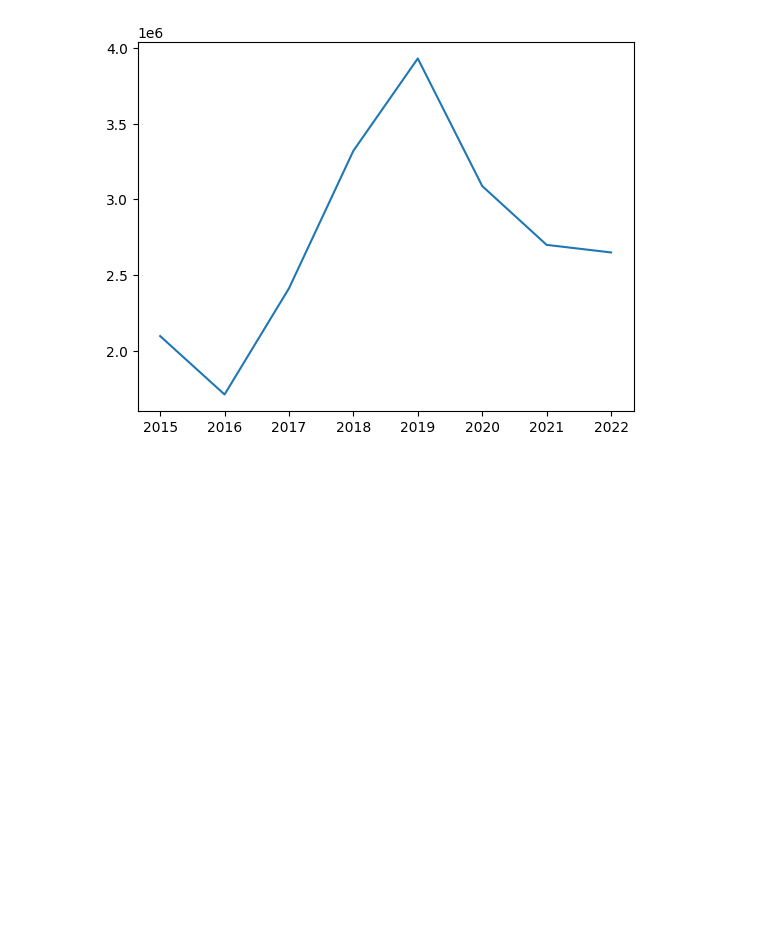
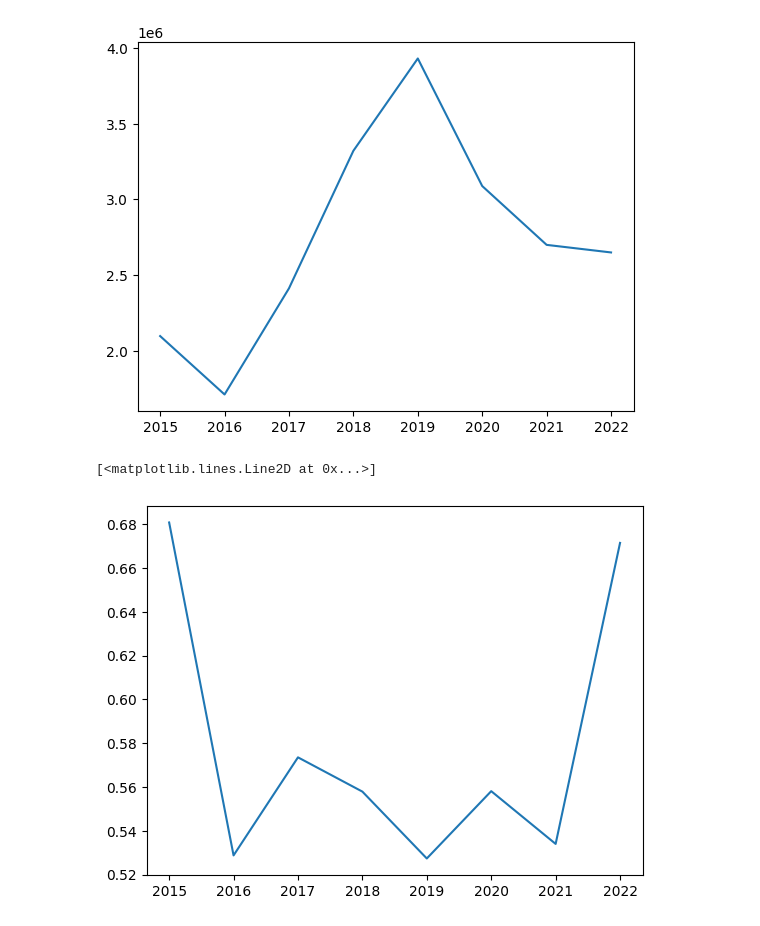
Before and after one commit to nick-smith-87/NFL_Momentum_Research, a Jupyter notebook: Running Backs/GM and other.ipynb, the cells around one changed output. Cells and saved outputs as stored; diff of their text form; code cells hidden in the pictures; blank space fills up the shorter version.

```diff
--- a/Running Backs/GM and other.ipynb
+++ b/Running Backs/GM and other.ipynb
@@ -107,3 +137,11 @@ plt.plot(GM_aav)
 # %% [output]
 [<matplotlib.lines.Line2D at 0x...>]
 [figure]
+# %%
+df2['AAV/Spent'] = df2['AAV Adjusted'] / df2['Money spent adjusted']
+aav_spent = df2.groupby('Year')['AAV/Spent'].mean()
+plt.plot(aav_spent)
+#aav_spent
+# %% [output]
+[<matplotlib.lines.Line2D at 0x...>]
+[figure, added]
```
Also changed, not shown: parts of 5 cells of this notebook, 3 other files.
